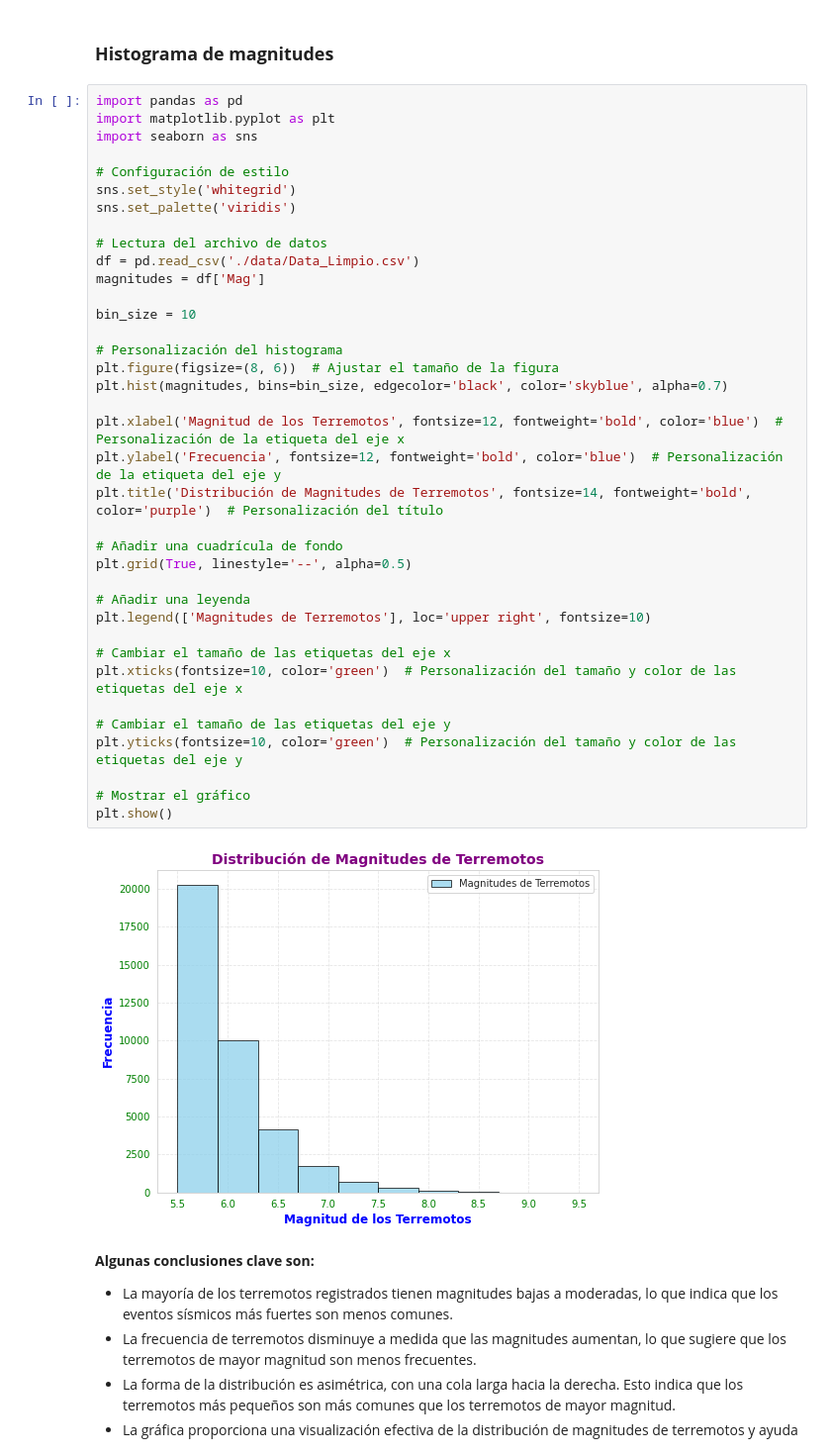
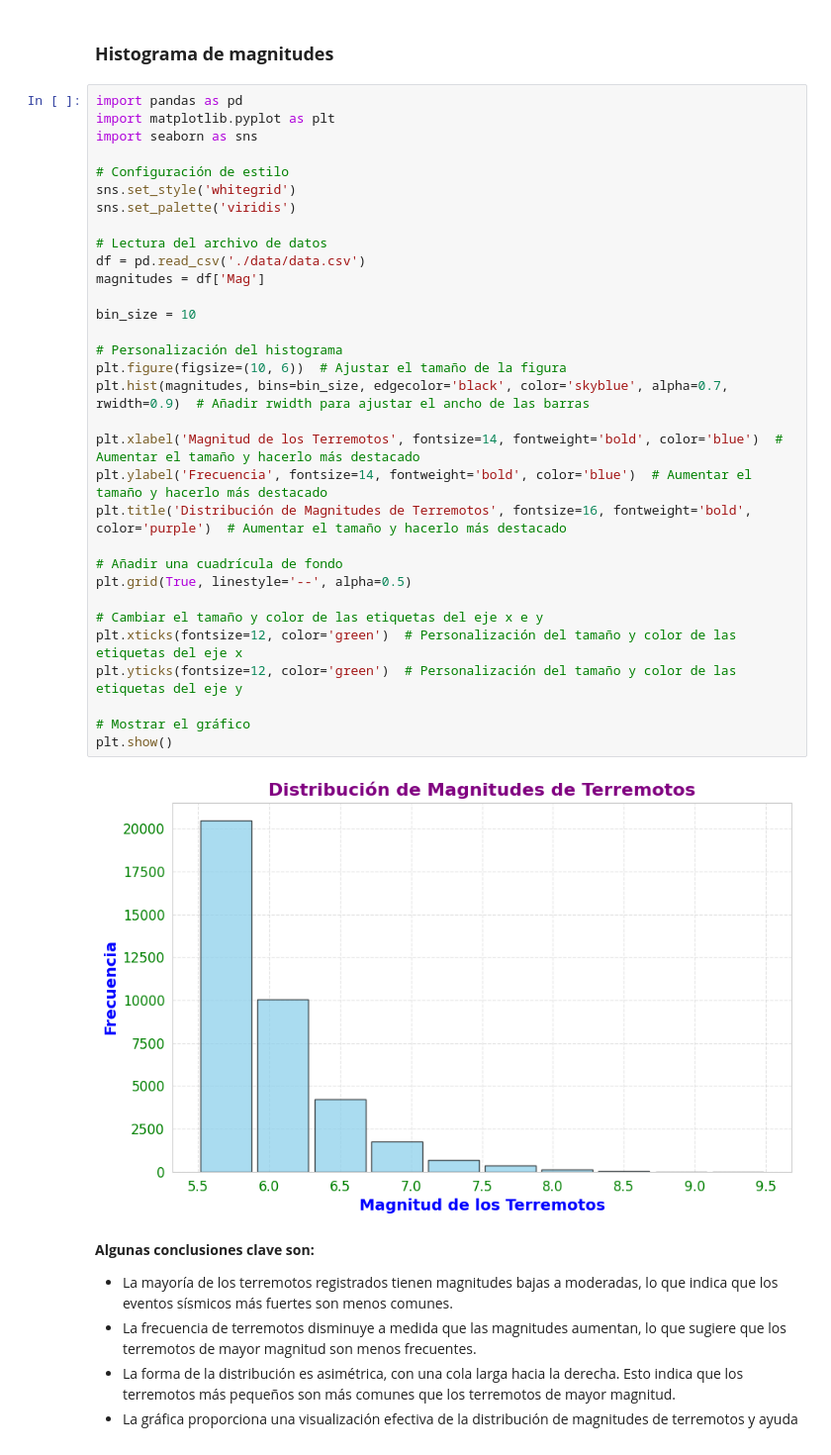
Before and after one commit to gustavopumachagua/Prediccion_Terremotos, a Jupyter notebook: Estadisticas_graficos.ipynb, the cells around one changed output. Shown at 99% size. Drawn from its saved outputs; the diff is of its cells as text.

```diff
--- a/Estadisticas_graficos.ipynb
+++ b/Estadisticas_graficos.ipynb
@@ -142,42 +187,37 @@ plt.show()
 # %%
 import pandas as pd
 import matplotlib.pyplot as plt
 import seaborn as sns
 
 # Configuración de estilo
 sns.set_style('whitegrid')
 sns.set_palette('viridis')
 
 # Lectura del archivo de datos
-df = pd.read_csv('./data/Data_Limpio.csv')
+df = pd.read_csv('./data/data.csv')
 magnitudes = df['Mag']
 
 bin_size = 10
 
 # Personalización del histograma
-plt.figure(figsize=(8, 6))  # Ajustar el tamaño de la figura
-plt.hist(magnitudes, bins=bin_size, edgecolor='black', color='skyblue', alpha=0.7)
+plt.figure(figsize=(10, 6))  # Ajustar el tamaño de la figura
+plt.hist(magnitudes, bins=bin_size, edgecolor='black', color='skyblue', alpha=0.7, rwidth=0.9)  # Añadir rwidth para ajustar el ancho de las barras
 
-plt.xlabel('Magnitud de los Terremotos', fontsize=12, fontweight='bold', color='blue')  # Personalización de la etiqueta del eje x
-plt.ylabel('Frecuencia', fontsize=12, fontweight='bold', color='blue')  # Personalización de la etiqueta del eje y
-plt.title('Distribución de Magnitudes de Terremotos', fontsize=14, fontweight='bold', color='purple')  # Personalización del título
+plt.xlabel('Magnitud de los Terremotos', fontsize=14, fontweight='bold', color='blue')  # Aumentar el tamaño y hacerlo más destacado
+plt.ylabel('Frecuencia', fontsize=14, fontweight='bold', color='blue')  # Aumentar el tamaño y hacerlo más destacado
+plt.title('Distribución de Magnitudes de Terremotos', fontsize=16, fontweight='bold', color='purple')  # Aumentar el tamaño y hacerlo más destacado
 
 # Añadir una cuadrícula de fondo
 plt.grid(True, linestyle='--', alpha=0.5)
 
-# Añadir una leyenda
-plt.legend(['Magnitudes de Terremotos'], loc='upper right', fontsize=10)
-
-# Cambiar el tamaño de las etiquetas del eje x
-plt.xticks(fontsize=10, color='green')  # Personalización del tamaño y color de las etiquetas del eje x
-
-# Cambiar el tamaño de las etiquetas del eje y
-plt.yticks(fontsize=10, color='green')  # Personalización del tamaño y color de las etiquetas del eje y
+# Cambiar el tamaño y color de las etiquetas del eje x e y
+plt.xticks(fontsize=12, color='green')  # Personalización del tamaño y color de las etiquetas del eje x
+plt.yticks(fontsize=12, color='green')  # Personalización del tamaño y color de las etiquetas del eje y
 
 # Mostrar el gráfico
 plt.show()
 # %% [output]
-[figure, old version]
+[figure, new version]
 # %% [markdown]
 **Algunas conclusiones clave son:**
 
```
Also changed, not shown: parts of 24 cells of this notebook, 9 other files.
